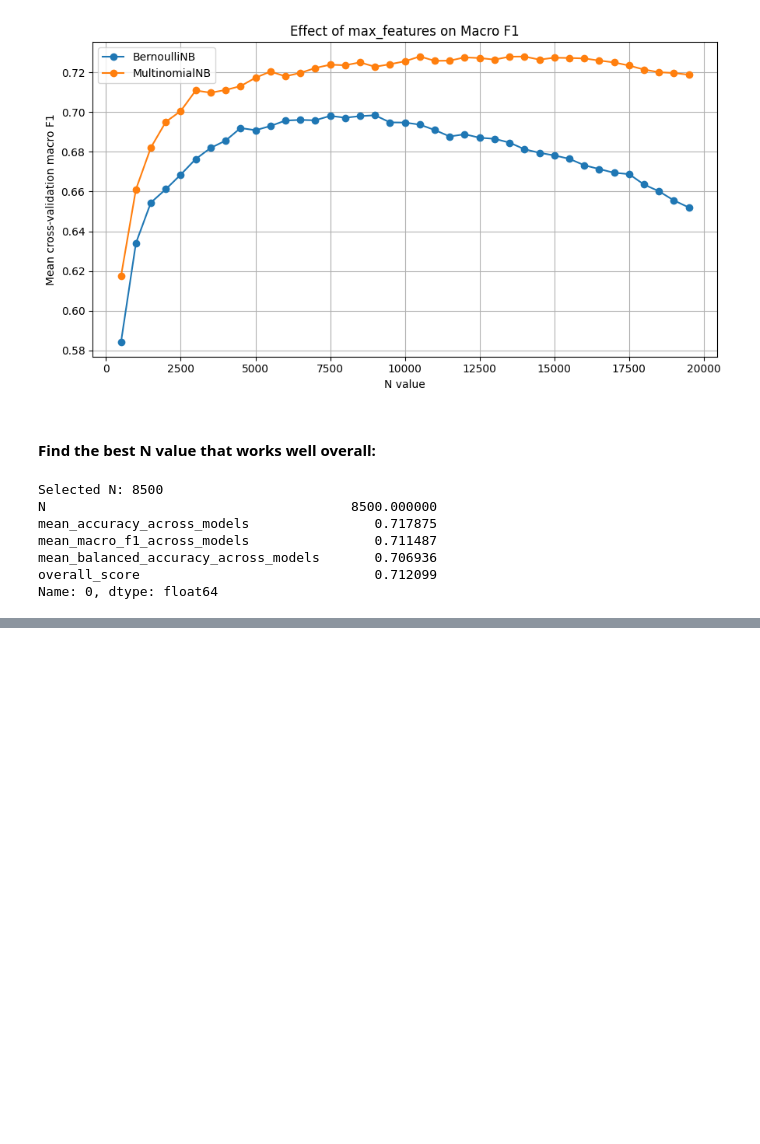
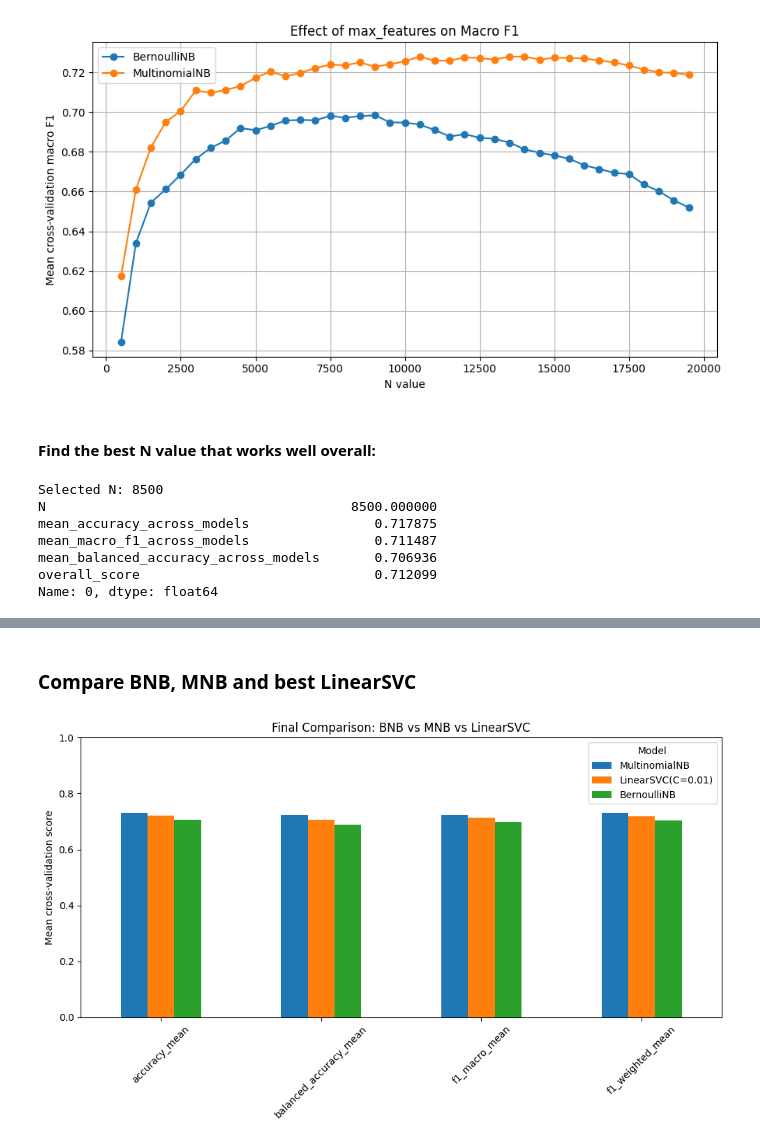
Before and after one commit to ZoeYiDing/nicole, a Jupyter notebook: assignment answer.ipynb, the cells around one changed output, grey strips where cells are left out. Saved outputs shown, nothing was run; the diff lists cells and outputs as text; code cells hidden in the pictures; blank space fills up the shorter version.

```diff
--- a/assignment answer.ipynb
+++ b/assignment answer.ipynb
@@ -879,0 +1039,68 @@ Name: 0, dtype: float64
+# %% [markdown]
+### Compare BNB, MNB and best LinearSVC
+# %%
+models = {
+    "BernoulliNB": BernoulliNB(),
+    "MultinomialNB": MultinomialNB(),
+    f"LinearSVC(C={best_C})": LinearSVC(C=best_C, max_iter=10000, random_state=42)
+}
+
+final_results = []
+
+for model_name, classifier in models.items():
+    pipe = Pipeline([
+        ("vectorizer", CountVectorizer(max_features=FINAL_MAX_FEATURES)),
+        ("classifier", classifier)
+    ])
+
+    cv_results = cross_validate(
+        pipe,
+        X_text,
+        y,
+        cv=cv,
+        scoring=scoring,
+        n_jobs=-1,
+        return_train_score=False
+    )
+
+    final_results.append({
+        "model": model_name,
+        "accuracy_mean": cv_results["test_accuracy"].mean(),
+        "balanced_accuracy_mean": cv_results["test_balanced_accuracy"].mean(),
+        "f1_macro_mean": cv_results["test_f1_macro"].mean(),
+        "f1_weighted_mean": cv_results["test_f1_weighted"].mean(),
+    })
+
+final_results_df = pd.DataFrame(final_results)
+
+final_results_df["overall_score"] = (
+    final_results_df["accuracy_mean"]
+    + final_results_df["f1_macro_mean"]
+    + final_results_df["balanced_accuracy_mean"]
+) / 3
+
+final_results_df = final_results_df.sort_values(
+    by="overall_score",
+    ascending=False
+).reset_index(drop=True)
+
+plot_df = final_results_df.set_index("model")[
+    [
+        "accuracy_mean",
+        "balanced_accuracy_mean",
+        "f1_macro_mean",
+        "f1_weighted_mean"
+    ]
+]
+
+plot_df.T.plot(kind="bar", figsize=(10, 6))
+
+plt.ylabel("Mean cross-validation score")
+plt.title("Final Comparison: BNB vs MNB vs LinearSVC")
+plt.xticks(rotation=45)
+plt.ylim(0, 1)
+plt.legend(title="Model")
+plt.tight_layout()
+plt.show()
+# %% [output]
+[figure, added]
```
Also changed, not shown: parts of 8 cells of this notebook.
